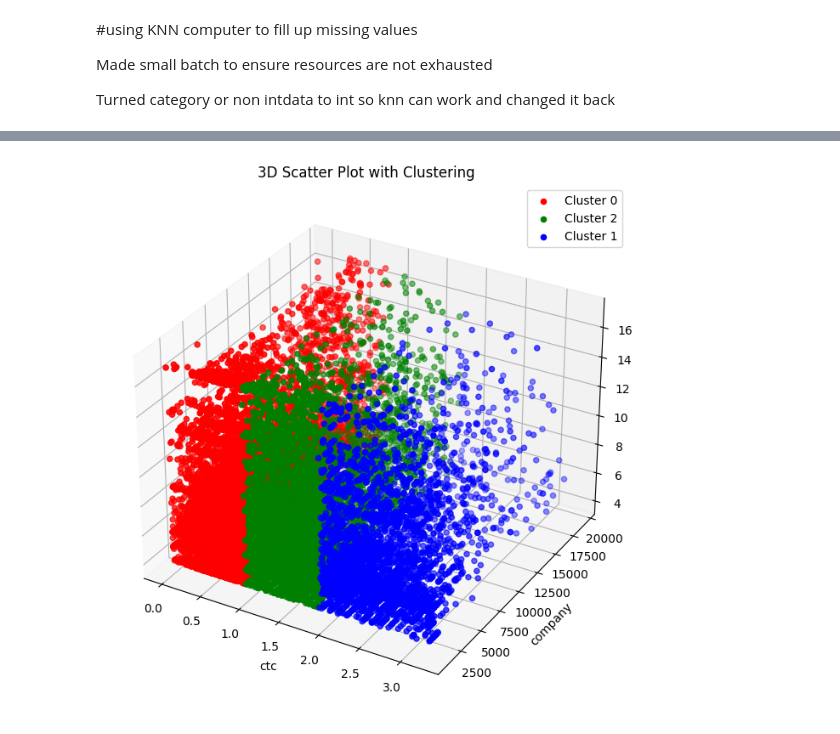
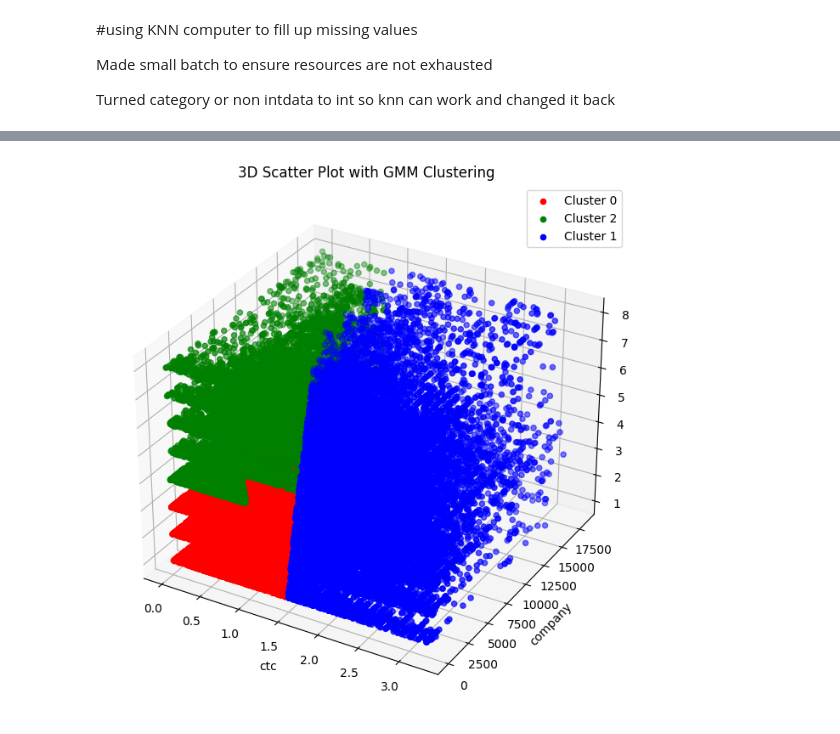
Before and after one commit to ashishkumarsaklani/AIML, a Jupyter notebook: Clustering.ipynb, the cells around one changed output, grey strips where cells are left out. Saved outputs shown, nothing was run; the diff lists cells and outputs as text; code cells hidden in the pictures.

```diff
--- a/Clustering.ipynb
+++ b/Clustering.ipynb
@@ -178,0 +272,20 @@ df['email'], ema_dict = encoder.fit_transform(input_series)
+# %%
+
+
+# Feature 1: Average CTC Increase Rate (fill NaN with 0)
+df['ctc_increase'] = ((df['ctc'] - df.groupby('email')['ctc'].shift()) / (df['j_year'] - df.groupby('email')['j_year'].shift())).fillna(0)
+
+# Feature 2: Position Change Frequency
+df['position_change'] = df.groupby('email')['position'].transform('nunique')
+
+# Feature 3: Job Stability Indicator
+df['job_stability'] = (df.groupby('email')['position'].apply(lambda x: x.duplicated(keep=False))).astype(int)
+
+# Feature 4: Industry Experience
+current_year = 2025  # Change this to the current year
+df['experience'] = current_year - df['j_year']
+
+
+df['employee_count']= df['company'].map(df['company'].value_counts())
+# Display the modified dataframe
+print(df.head())
@@ -228,7 +376,7 @@ i_year :205706
 # %% [markdown]
 Serial number of the first column does not have any duplicate values and not relevant we can delete
 # %%
-df.drop(columns=['sn'],inplace=True)
+df.drop(columns=['sn','normalized_job_position'],inplace=True)
 # %%
 df['j_year']=df['j_year'].astype('int32')
 df['i_year']=df['i_year'].astype('int32')
@@ -431,4 +583 @@ Length: 61, dtype: int64
-# %%
-df.head()
-df = df_sampled
 # %%
@@ -482,30 +614,30 @@ Data columns (total 7 columns):
 # %%
-
+#gmm
 
 
 # Define features for clustering
 features = ['ctc', 'company', 'position']
 
-# Perform clustering
+# Perform clustering with GMM
 X = df[features]
-kmeans = KMeans(n_clusters=3, random_state=42)  # You can adjust the number of clusters
-df['cluster'] = kmeans.fit_predict(X)
+gmm = GaussianMixture(n_components=3, covariance_type= 'tied',init_params = 'random',random_state=42)  # You can adjust the number of components (clusters)
+df['gmm'] = gmm.fit_predict(X)
 
 # Plot 3D scatter plot with clusters as hue
 fig = plt.figure(figsize=(10, 8))
 ax = fig.add_subplot(111, projection='3d')
 
 # Define colors for each cluster
-colors = ['r', 'g', 'b']
+colors = ['r', 'g', 'b','y','c']
 
-for cluster, color in zip(df['cluster'].unique(), colors):
-    cluster_df = df[df['cluster'] == cluster]
+for cluster, color in zip(df['gmm'].unique(), colors):
+    cluster_df = df[df['gmm'] == cluster]
     ax.scatter(cluster_df[features[0]], cluster_df[features[1]], cluster_df[features[2]], c=color, label=f'Cluster {cluster}')
 
 ax.set_xlabel(features[0])
 ax.set_ylabel(features[1])
 ax.set_zlabel(features[2])
-ax.set_title('3D Scatter Plot with Clustering')
+ax.set_title('3D Scatter Plot with GMM Clustering')
 ax.legend()
 plt.show()
 # %% [output]
@@ -513,4 +644,4 @@ The default value of `n_init` will change from 10 to 'auto' in 1.4. Set the valu
-[figure, old version]
+[figure, new version]
 # %%
 
 
```
Also changed, not shown: parts of 35 cells of this notebook.
